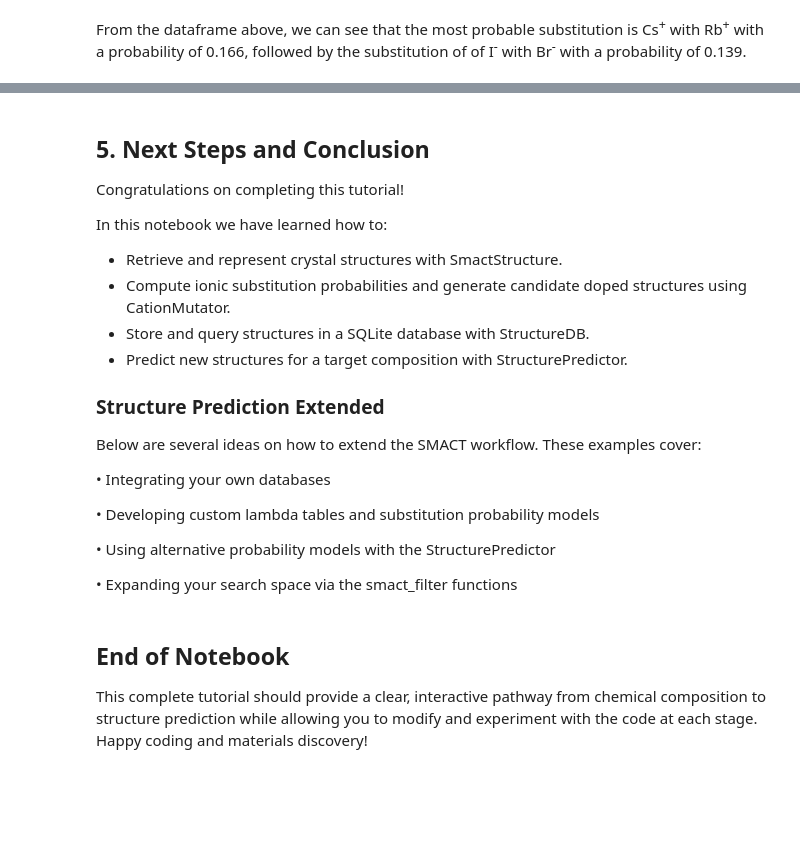
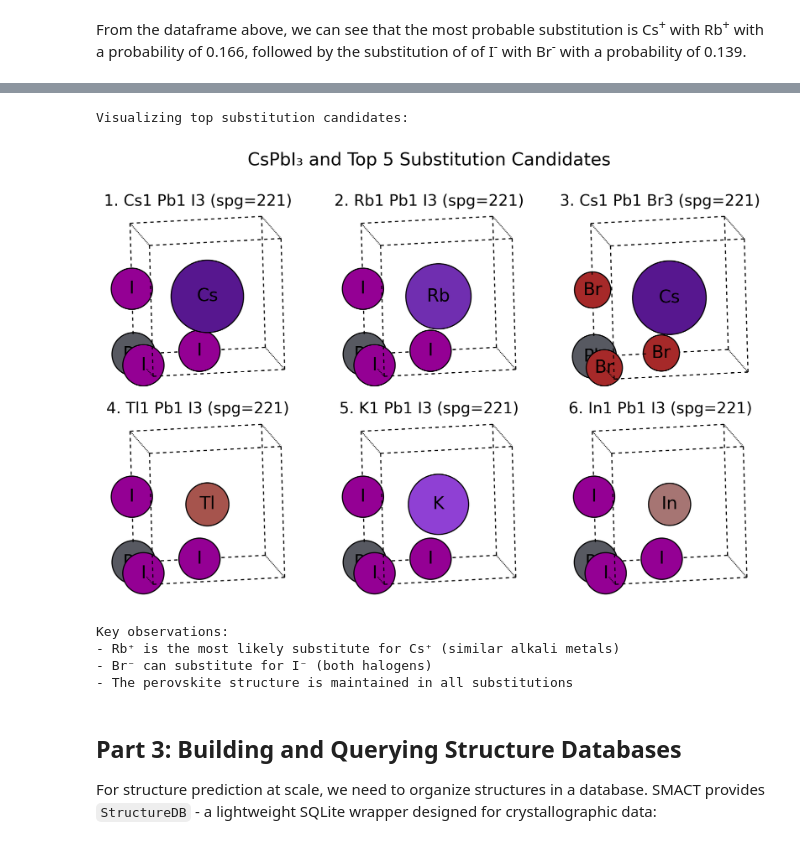
Before and after one commit to ryannduma/materialsinformatics, a Jupyter notebook: Composition to Structure/Structure Prediction/follow along notebook.ipynb, the cells around one changed output, grey strips where cells are left out. Cells and saved outputs as stored; diff of their text form; code cells hidden in the pictures; blank space fills up the shorter version.

```diff
--- a/Composition to Structure/Structure Prediction/follow along notebook.ipynb
+++ b/Composition to Structure/Structure Prediction/follow along notebook.ipynb
@@ -504,27 +421,26 @@ Predicted composition: CsPbI3 with probability 0.0175 substituting into CsDyI3
-# %% [markdown]
-## 5. Next Steps and Conclusion
-
-Congratulations on completing this tutorial!
-
-In this notebook we have learned how to:
-  - Retrieve and represent crystal structures with SmactStructure.
-  - Compute ionic substitution probabilities and generate candidate doped structures using CationMutator.
-  - Store and query structures in a SQLite database with StructureDB.
-  - Predict new structures for a target composition with StructurePredictor.
-
-### Structure Prediction Extended
-
-Below are several ideas on how to extend the SMACT workflow. These examples cover:
-
-• Integrating your own databases
-
-• Developing custom lambda tables and substitution probability models
-
-• Using alternative probability models with the StructurePredictor
-
-• Expanding your search space via the smact_filter functions
-# %% [markdown]
-## End of Notebook
-
-This complete tutorial should provide a clear, interactive pathway from chemical composition to structure prediction while allowing you to modify and experiment with the code at each stage.
-Happy coding and materials discovery!
+# %%
+# Visualize top 6 candidate structures in a grid
+print("Visualizing top substitution candidates:")
+top_structures = [cspbi3_sstruct.as_py_struct()]  # Include original
+top_structures.extend([s[0].as_py_struct() for s in sorted_candidates[:5]])
+
+pmv.structure_2d(top_structures, n_cols=3)
+plt.suptitle("CsPbI₃ and Top 5 Substitution Candidates", fontsize=16)
+plt.tight_layout()
+plt.show()
+
+print("\nKey observations:")
+print("- Rb⁺ is the most likely substitute for Cs⁺ (similar alkali metals)")
+print("- Br⁻ can substitute for I⁻ (both halogens)")
+print("- The perovskite structure is maintained in all substitutions")
+# %% [output]
+Visualizing top substitution candidates:
+[figure, added]
+Key observations:
+- Rb⁺ is the most likely substitute for Cs⁺ (similar alkali metals)
+- Br⁻ can substitute for I⁻ (both halogens)
+- The perovskite structure is maintained in all substitutions
+# %% [markdown]
+## Part 3: Building and Querying Structure Databases
+
+For structure prediction at scale, we need to organize structures in a database. SMACT provides `StructureDB` - a lightweight SQLite wrapper designed for crystallographic data:
```
Also changed, not shown: parts of 65 cells of this notebook, 11 other files.
